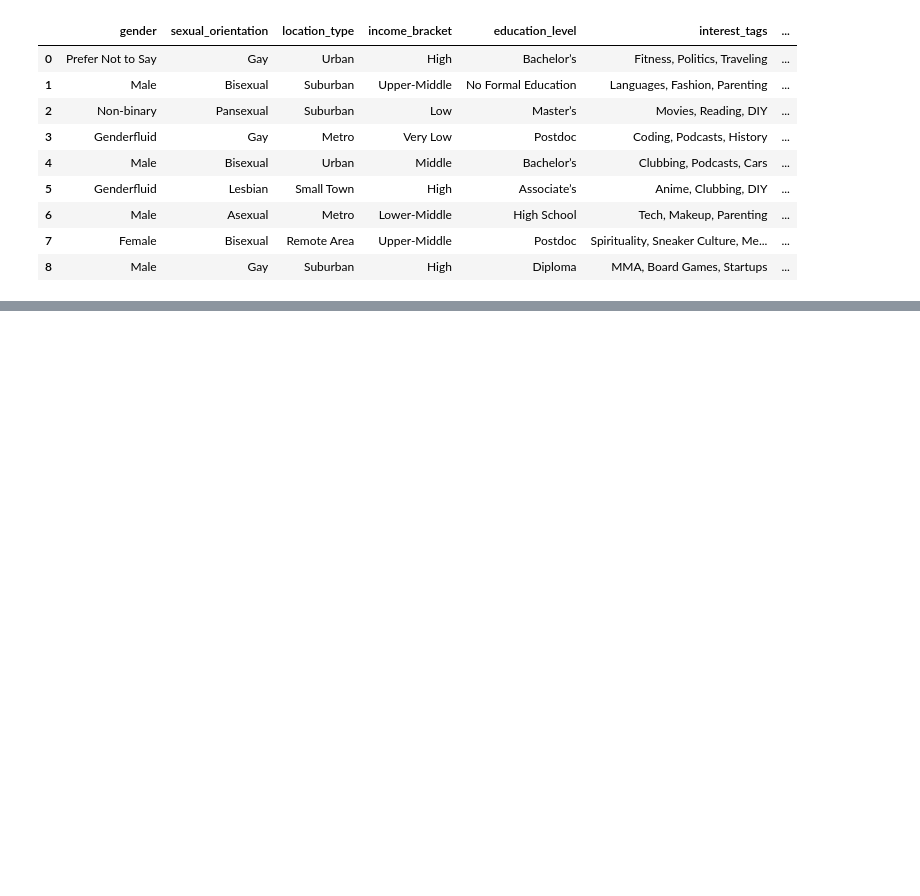
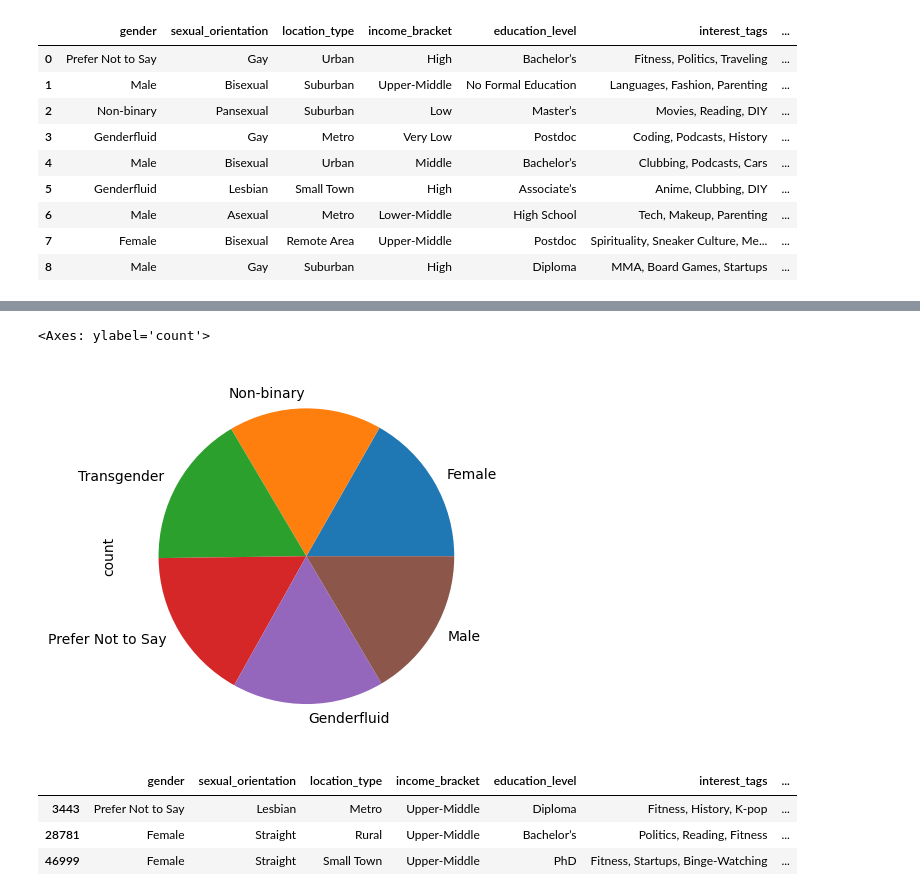
Before and after one commit to daksh-rajora/Gen-Ai, a Jupyter notebook: Machine Learning/PANDAS/DataFrame.ipynb, the cells around one changed output, grey strips where cells are left out. Cells and saved outputs as stored; diff of their text form; code cells hidden in the pictures; blank space fills up the shorter version.

```diff
--- a/Machine Learning/PANDAS/DataFrame.ipynb
+++ b/Machine Learning/PANDAS/DataFrame.ipynb
@@ -690,0 +869,12 @@ df.iloc[0:9,0:7]
+# %%
+df['gender'].value_counts().plot(kind='pie')
+# %% [output]
+<Axes: ylabel='count'>
+[figure, added]
+# %%
+df.sample(3)
+# %% [output]
+|  | gender | sexual_orientation | location_type | income_bracket | education_level | interest_tags | ... |
+| 3443 | Prefer Not to Say | Lesbian | Metro | Upper-Middle | Diploma | Fitness, History, K-pop | ... |
+| 28781 | Female | Straight | Rural | Upper-Middle | Bachelor’s | Politics, Reading, Fitness | ... |
+| 46999 | Female | Straight | Small Town | Upper-Middle | PhD | Fitness, Startups, Binge-Watching | ... |
```
Also changed, not shown: parts of 37 cells of this notebook.
